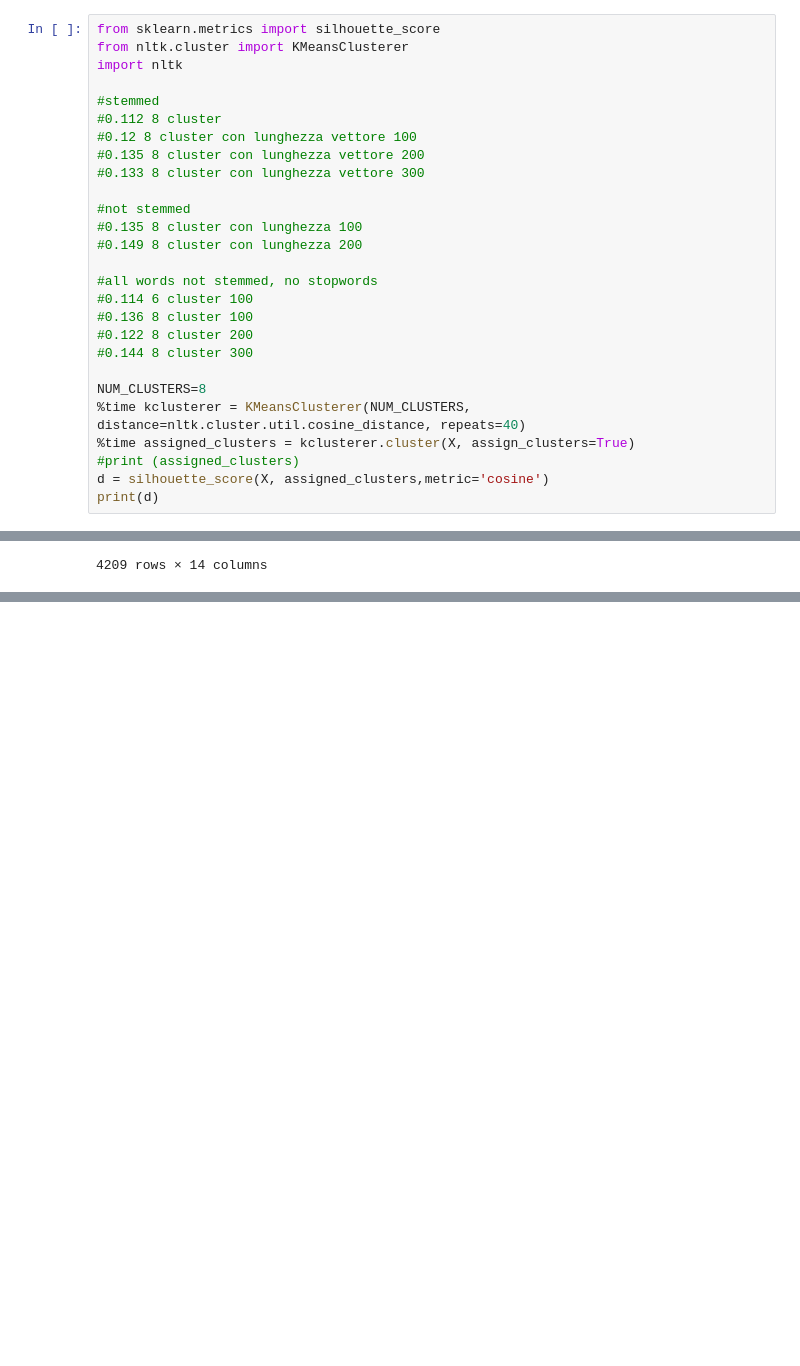
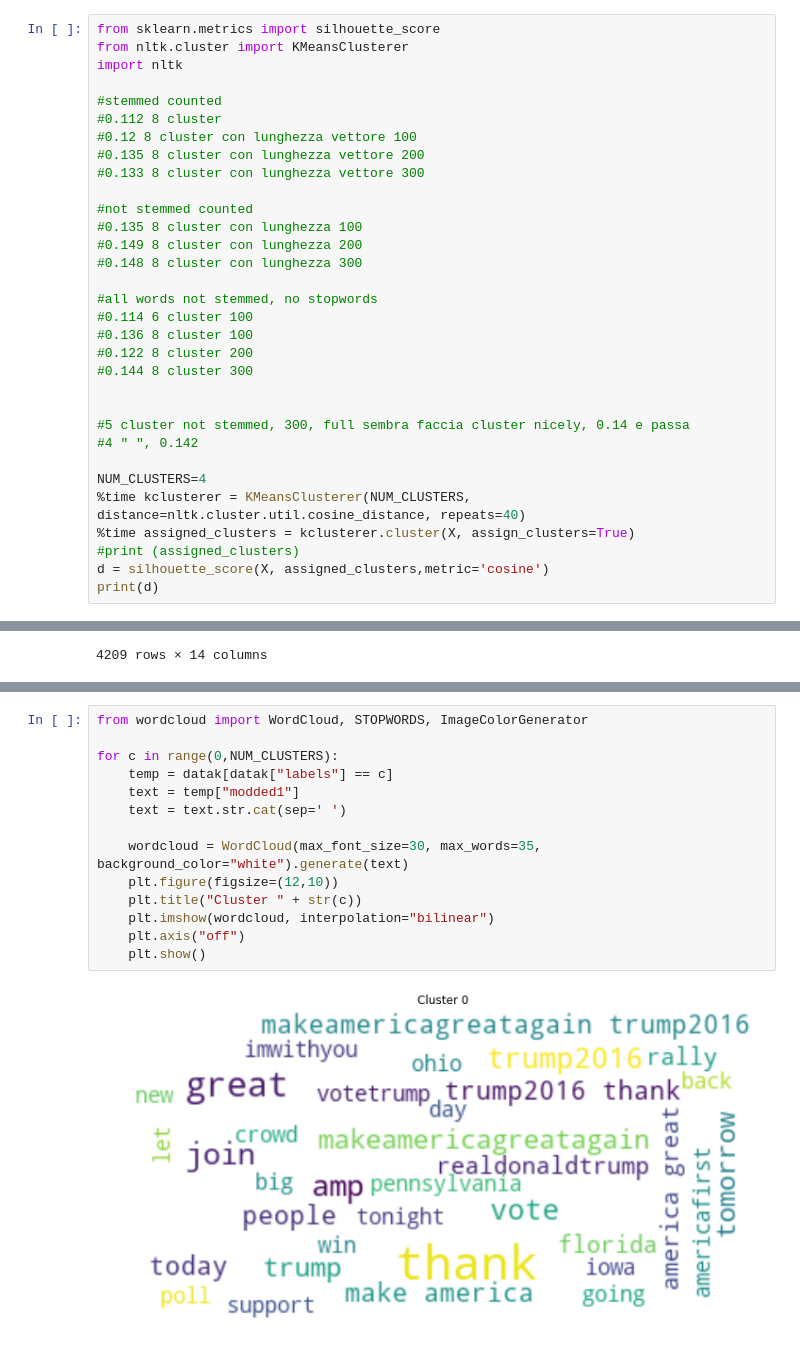
Before and after one commit to Gneur11/TextAnalytics, a Jupyter notebook: d2vec.ipynb, the cells around one changed output, grey strips where cells are left out. Drawn from its saved outputs; the diff is of its cells as text; blank space fills up the shorter version.

Commit message:
w/ wordclouds to show

```diff
--- a/d2vec.ipynb
+++ b/d2vec.ipynb
@@ -160,15 +141,16 @@ from sklearn.metrics import silhouette_score
 from nltk.cluster import KMeansClusterer
 import nltk
 
-#stemmed
+#stemmed counted
 #0.112 8 cluster
 #0.12 8 cluster con lunghezza vettore 100
 #0.135 8 cluster con lunghezza vettore 200
 #0.133 8 cluster con lunghezza vettore 300
 
-#not stemmed
+#not stemmed counted
 #0.135 8 cluster con lunghezza 100
 #0.149 8 cluster con lunghezza 200
+#0.148 8 cluster con lunghezza 300
 
 #all words not stemmed, no stopwords
 #0.114 6 cluster 100
@@ -176,7 +158,11 @@ import nltk
 #0.122 8 cluster 200
 #0.144 8 cluster 300
 
-NUM_CLUSTERS=8
+
+#5 cluster not stemmed, 300, full sembra faccia cluster nicely, 0.14 e passa
+#4 " ", 0.142
+
+NUM_CLUSTERS=4
 %time kclusterer = KMeansClusterer(NUM_CLUSTERS, distance=nltk.cluster.util.cosine_distance, repeats=40)
 %time assigned_clusters = kclusterer.cluster(X, assign_clusters=True)
 #print (assigned_clusters)
@@ -255 +237,17 @@ amazing     38
 dtype: int64
+# %%
+from wordcloud import WordCloud, STOPWORDS, ImageColorGenerator
+
+for c in range(0,NUM_CLUSTERS):
+    temp = datak[datak["labels"] == c]
+    text = temp["modded1"]
+    text = text.str.cat(sep=' ')
+
+    wordcloud = WordCloud(max_font_size=30, max_words=35, background_color="white").generate(text)
+    plt.figure(figsize=(12,10))
+    plt.title("Cluster " + str(c))
+    plt.imshow(wordcloud, interpolation="bilinear")
+    plt.axis("off")
+    plt.show()
+# %% [output]
+[figure, added]
```
Also changed, not shown: parts of 11 cells of this notebook.
